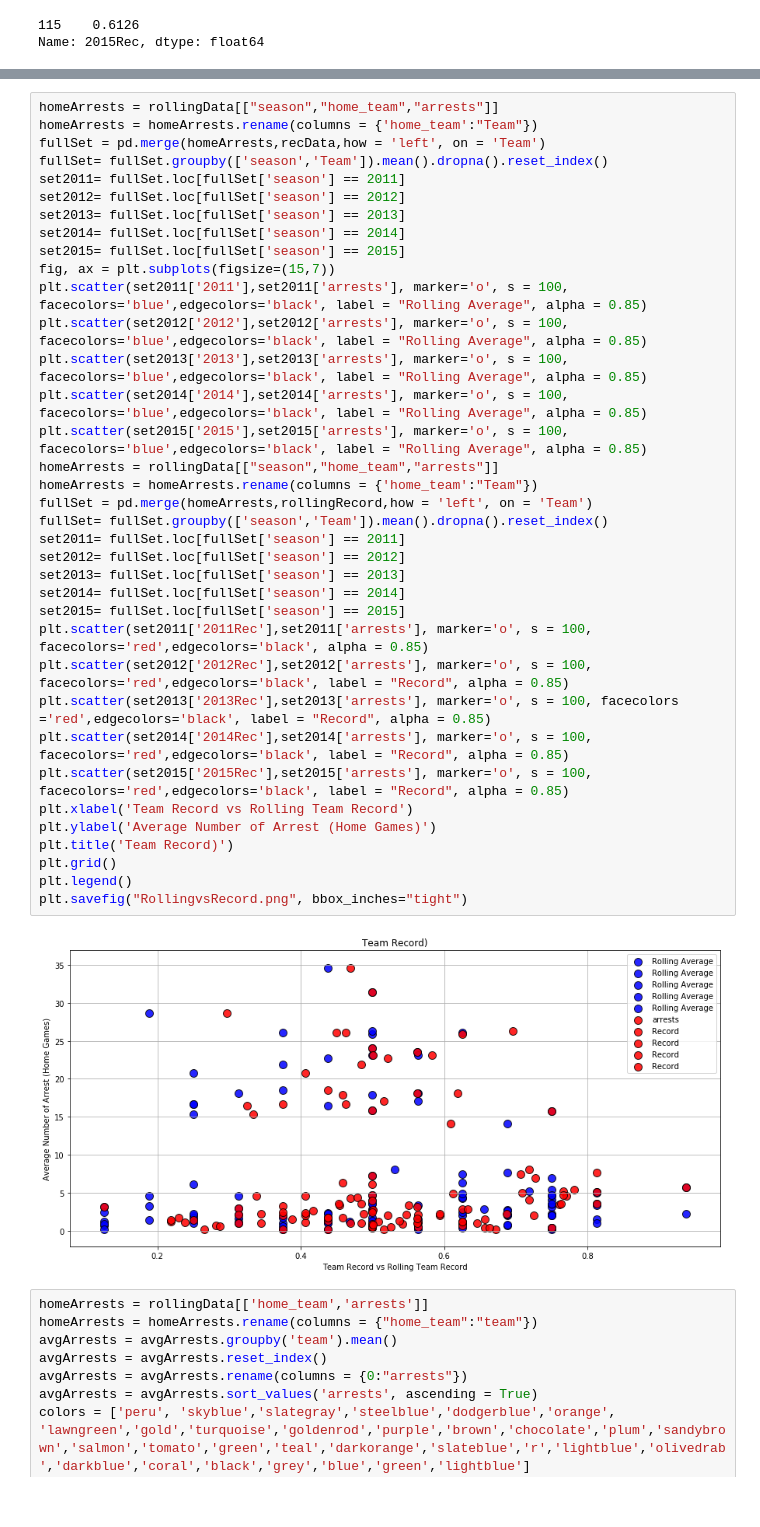
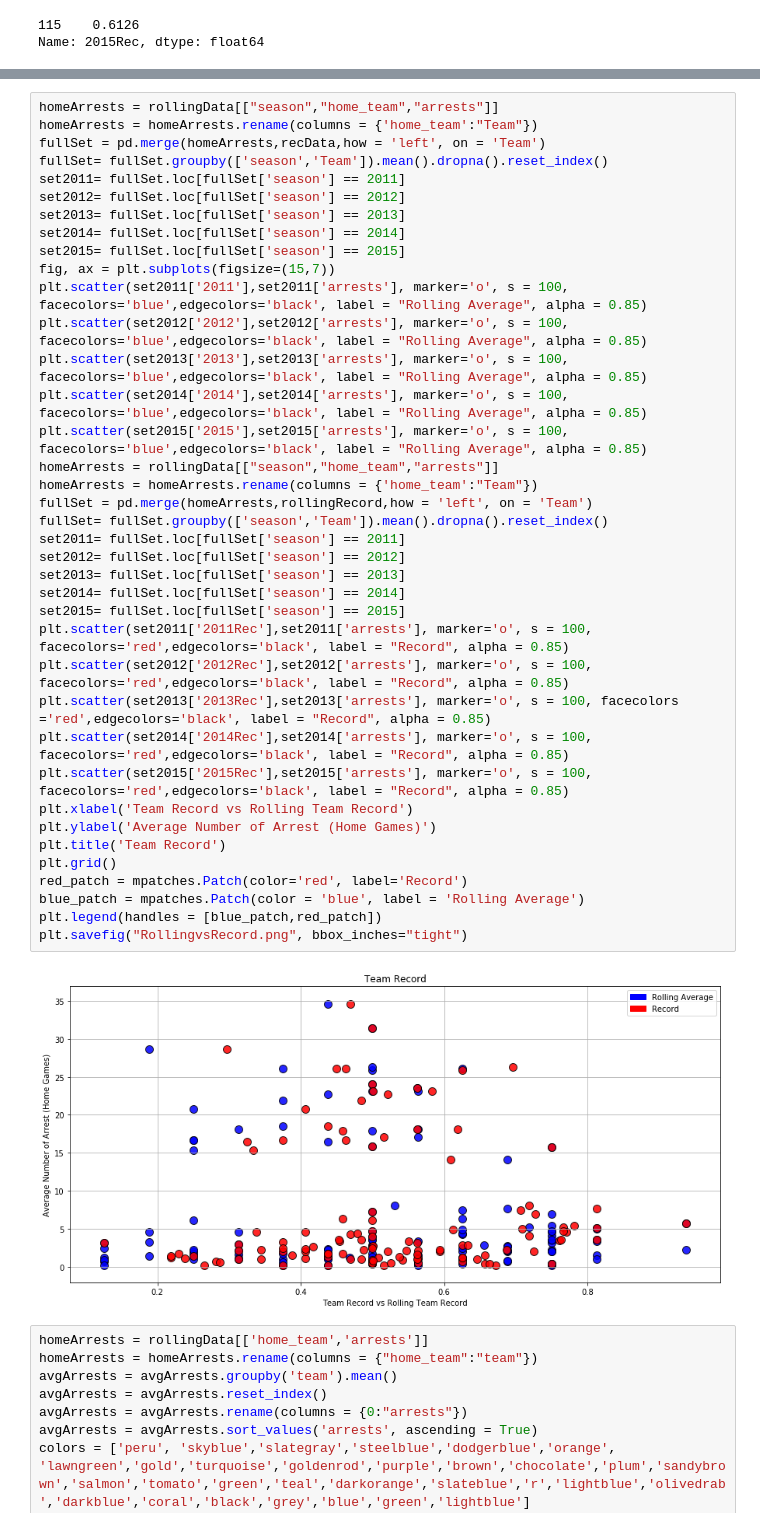
Before and after one commit to erictuscanes/Group-Project, a Jupyter notebook: Untitled.ipynb, the cells around one changed output, grey strips where cells are left out. Saved outputs shown, nothing was run; the diff lists cells and outputs as text.

Commit message:
Updated Legend

```diff
--- a/Untitled.ipynb
+++ b/Untitled.ipynb
@@ -162,37 +166,39 @@ fullSet = pd.merge(homeArrests,recData,how = 'left', on = 'Team')
 fullSet= fullSet.groupby(['season','Team']).mean().dropna().reset_index()
 set2011= fullSet.loc[fullSet['season'] == 2011]
 set2012= fullSet.loc[fullSet['season'] == 2012]
 set2013= fullSet.loc[fullSet['season'] == 2013]
 set2014= fullSet.loc[fullSet['season'] == 2014]
 set2015= fullSet.loc[fullSet['season'] == 2015]
 fig, ax = plt.subplots(figsize=(15,7))
 plt.scatter(set2011['2011'],set2011['arrests'], marker='o', s = 100, facecolors='blue',edgecolors='black', label = "Rolling Average", alpha = 0.85)
 plt.scatter(set2012['2012'],set2012['arrests'], marker='o', s = 100, facecolors='blue',edgecolors='black', label = "Rolling Average", alpha = 0.85)
 plt.scatter(set2013['2013'],set2013['arrests'], marker='o', s = 100, facecolors='blue',edgecolors='black', label = "Rolling Average", alpha = 0.85)
 plt.scatter(set2014['2014'],set2014['arrests'], marker='o', s = 100, facecolors='blue',edgecolors='black', label = "Rolling Average", alpha = 0.85)
 plt.scatter(set2015['2015'],set2015['arrests'], marker='o', s = 100, facecolors='blue',edgecolors='black', label = "Rolling Average", alpha = 0.85)
 homeArrests = rollingData[["season","home_team","arrests"]]
 homeArrests = homeArrests.rename(columns = {'home_team':"Team"})
 fullSet = pd.merge(homeArrests,rollingRecord,how = 'left', on = 'Team')
 fullSet= fullSet.groupby(['season','Team']).mean().dropna().reset_index()
 set2011= fullSet.loc[fullSet['season'] == 2011]
 set2012= fullSet.loc[fullSet['season'] == 2012]
 set2013= fullSet.loc[fullSet['season'] == 2013]
 set2014= fullSet.loc[fullSet['season'] == 2014]
 set2015= fullSet.loc[fullSet['season'] == 2015]
-plt.scatter(set2011['2011Rec'],set2011['arrests'], marker='o', s = 100, facecolors='red',edgecolors='black', alpha = 0.85)
+plt.scatter(set2011['2011Rec'],set2011['arrests'], marker='o', s = 100, facecolors='red',edgecolors='black', label = "Record", alpha = 0.85)
 plt.scatter(set2012['2012Rec'],set2012['arrests'], marker='o', s = 100, facecolors='red',edgecolors='black', label = "Record", alpha = 0.85)
 plt.scatter(set2013['2013Rec'],set2013['arrests'], marker='o', s = 100, facecolors ='red',edgecolors='black', label = "Record", alpha = 0.85)
 plt.scatter(set2014['2014Rec'],set2014['arrests'], marker='o', s = 100, facecolors='red',edgecolors='black', label = "Record", alpha = 0.85)
 plt.scatter(set2015['2015Rec'],set2015['arrests'], marker='o', s = 100, facecolors='red',edgecolors='black', label = "Record", alpha = 0.85)
 plt.xlabel('Team Record vs Rolling Team Record')
 plt.ylabel('Average Number of Arrest (Home Games)')
-plt.title('Team Record)')
+plt.title('Team Record')
 plt.grid()
-plt.legend()
+red_patch = mpatches.Patch(color='red', label='Record')
+blue_patch = mpatches.Patch(color = 'blue', label = 'Rolling Average')
+plt.legend(handles = [blue_patch,red_patch])
 plt.savefig("RollingvsRecord.png", bbox_inches="tight")
 # %% [output]
-[figure, old version]
+[figure, new version]
 # %%
 homeArrests = rollingData[['home_team','arrests']]
 homeArrests = homeArrests.rename(columns = {"home_team":"team"})
```
Also changed, not shown: parts of 4 cells of this notebook.
